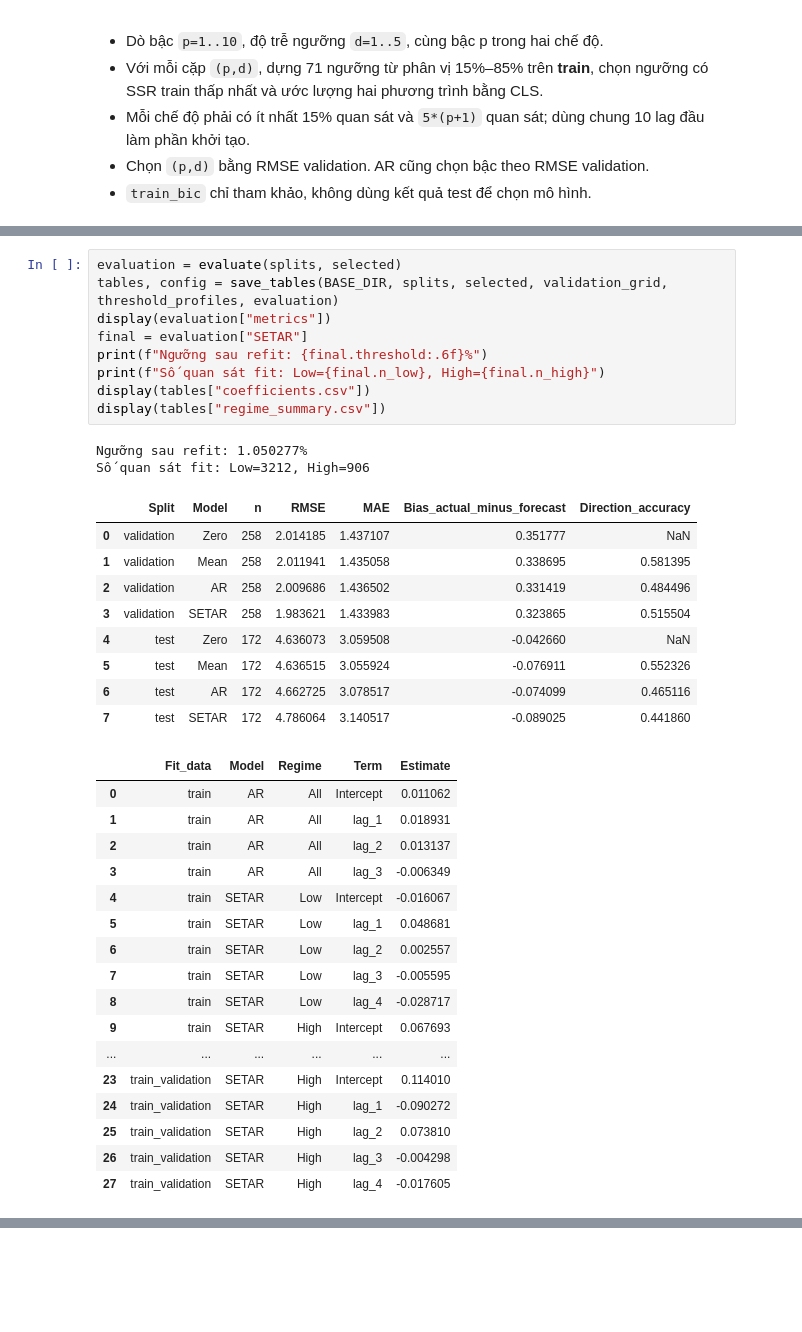
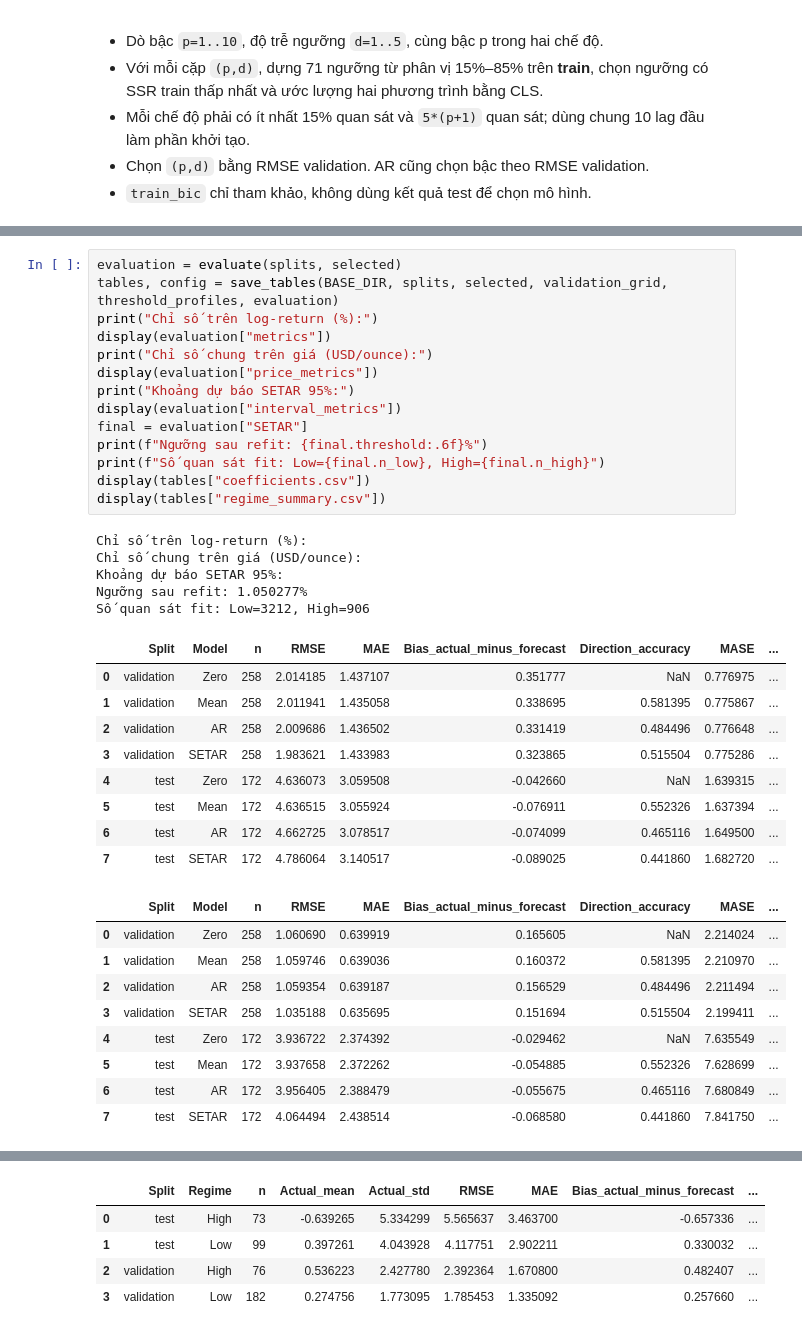
Before and after one commit to tongtu2204/topic_2, a Jupyter notebook: code/05_mo_hinh_setar_tar.ipynb, the cells around one changed output, grey strips where cells are left out. Saved outputs shown, nothing was run; the diff lists cells and outputs as text; blank space fills up the shorter version.

Commit message:
Complete SETAR evaluation on common price metrics

```diff
--- a/code/05_mo_hinh_setar_tar.ipynb
+++ b/code/05_mo_hinh_setar_tar.ipynb
@@ -84,38 +87,38 @@ Mean = trung bình tập ước lượng; Zero = return 0. RMSE và MAE dùng đ
 # %%
 evaluation = evaluate(splits, selected)
 tables, config = save_tables(BASE_DIR, splits, selected, validation_grid, threshold_profiles, evaluation)
+print("Chỉ số trên log-return (%):")
 display(evaluation["metrics"])
+print("Chỉ số chung trên giá (USD/ounce):")
+display(evaluation["price_metrics"])
+print("Khoảng dự báo SETAR 95%:")
+display(evaluation["interval_metrics"])
 final = evaluation["SETAR"]
 print(f"Ngưỡng sau refit: {final.threshold:.6f}%")
 print(f"Số quan sát fit: Low={final.n_low}, High={final.n_high}")
 display(tables["coefficients.csv"])
 display(tables["regime_summary.csv"])
 # %% [output]
+Chỉ số trên log-return (%):
+Chỉ số chung trên giá (USD/ounce):
+Khoảng dự báo SETAR 95%:
 Ngưỡng sau refit: 1.050277%
 Số quan sát fit: Low=3212, High=906
-|  | Split | Model | n | RMSE | MAE | Bias_actual_minus_forecast | Direction_accuracy |
-| 0 | validation | Zero | 258 | 2.014185 | 1.437107 | 0.351777 | NaN |
-| 1 | validation | Mean | 258 | 2.011941 | 1.435058 | 0.338695 | 0.581395 |
-| 2 | validation | AR | 258 | 2.009686 | 1.436502 | 0.331419 | 0.484496 |
-| 3 | validation | SETAR | 258 | 1.983621 | 1.433983 | 0.323865 | 0.515504 |
-| 4 | test | Zero | 172 | 4.636073 | 3.059508 | -0.042660 | NaN |
-| 5 | test | Mean | 172 | 4.636515 | 3.055924 | -0.076911 | 0.552326 |
-| 6 | test | AR | 172 | 4.662725 | 3.078517 | -0.074099 | 0.465116 |
-| 7 | test | SETAR | 172 | 4.786064 | 3.140517 | -0.089025 | 0.441860 |
+|  | Split | Model | n | RMSE | MAE | Bias_actual_minus_forecast | Direction_accuracy | MASE | ... |
+| 0 | validation | Zero | 258 | 2.014185 | 1.437107 | 0.351777 | NaN | 0.776975 | ... |
+| 1 | validation | Mean | 258 | 2.011941 | 1.435058 | 0.338695 | 0.581395 | 0.775867 | ... |
+| 2 | validation | AR | 258 | 2.009686 | 1.436502 | 0.331419 | 0.484496 | 0.776648 | ... |
+| 3 | validation | SETAR | 258 | 1.983621 | 1.433983 | 0.323865 | 0.515504 | 0.775286 | ... |
+| 4 | test | Zero | 172 | 4.636073 | 3.059508 | -0.042660 | NaN | 1.639315 | ... |
+| 5 | test | Mean | 172 | 4.636515 | 3.055924 | -0.076911 | 0.552326 | 1.637394 | ... |
+| 6 | test | AR | 172 | 4.662725 | 3.078517 | -0.074099 | 0.465116 | 1.649500 | ... |
+| 7 | test | SETAR | 172 | 4.786064 | 3.140517 | -0.089025 | 0.441860 | 1.682720 | ... |
-|  | Fit_data | Model | Regime | Term | Estimate |
-| 0 | train | AR | All | Intercept | 0.011062 |
-| 1 | train | AR | All | lag_1 | 0.018931 |
-| 2 | train | AR | All | lag_2 | 0.013137 |
-| 3 | train | AR | All | lag_3 | -0.006349 |
-| 4 | train | SETAR | Low | Intercept | -0.016067 |
-| 5 | train | SETAR | Low | lag_1 | 0.048681 |
-| 6 | train | SETAR | Low | lag_2 | 0.002557 |
-| 7 | train | SETAR | Low | lag_3 | -0.005595 |
-| 8 | train | SETAR | Low | lag_4 | -0.028717 |
-| 9 | train | SETAR | High | Intercept | 0.067693 |
-| ... | ... | ... | ... | ... | ... |
-| 23 | train_validation | SETAR | High | Intercept | 0.114010 |
-| 24 | train_validation | SETAR | High | lag_1 | -0.090272 |
-| 25 | train_validation | SETAR | High | lag_2 | 0.073810 |
-| 26 | train_validation | SETAR | High | lag_3 | -0.004298 |
-| 27 | train_validation | SETAR | High | lag_4 | -0.017605 |
+|  | Split | Model | n | RMSE | MAE | Bias_actual_minus_forecast | Direction_accuracy | MASE | ... |
+| 0 | validation | Zero | 258 | 1.060690 | 0.639919 | 0.165605 | NaN | 2.214024 | ... |
+| 1 | validation | Mean | 258 | 1.059746 | 0.639036 | 0.160372 | 0.581395 | 2.210970 | ... |
+| 2 | validation | AR | 258 | 1.059354 | 0.639187 | 0.156529 | 0.484496 | 2.211494 | ... |
+| 3 | validation | SETAR | 258 | 1.035188 | 0.635695 | 0.151694 | 0.515504 | 2.199411 | ... |
+| 4 | test | Zero | 172 | 3.936722 | 2.374392 | -0.029462 | NaN | 7.635549 | ... |
+| 5 | test | Mean | 172 | 3.937658 | 2.372262 | -0.054885 | 0.552326 | 7.628699 | ... |
+| 6 | test | AR | 172 | 3.956405 | 2.388479 | -0.055675 | 0.465116 | 7.680849 | ... |
+| 7 | test | SETAR | 172 | 4.064494 | 2.438514 | -0.068580 | 0.441860 | 7.841750 | ... |
@@ -127 +147,6 @@ Số quan sát fit: Low=3212, High=906
+|  | Split | Regime | n | Actual_mean | Actual_std | RMSE | MAE | Bias_actual_minus_forecast | ... |
+| 0 | test | High | 73 | -0.639265 | 5.334299 | 5.565637 | 3.463700 | -0.657336 | ... |
+| 1 | test | Low | 99 | 0.397261 | 4.043928 | 4.117751 | 2.902211 | 0.330032 | ... |
+| 2 | validation | High | 76 | 0.536223 | 2.427780 | 2.392364 | 1.670800 | 0.482407 | ... |
+| 3 | validation | Low | 182 | 0.274756 | 1.773095 | 1.785453 | 1.335092 | 0.257660 | ... |
 # %% [markdown]
```
Also changed, not shown: parts of 8 cells of this notebook, 14 other files.
